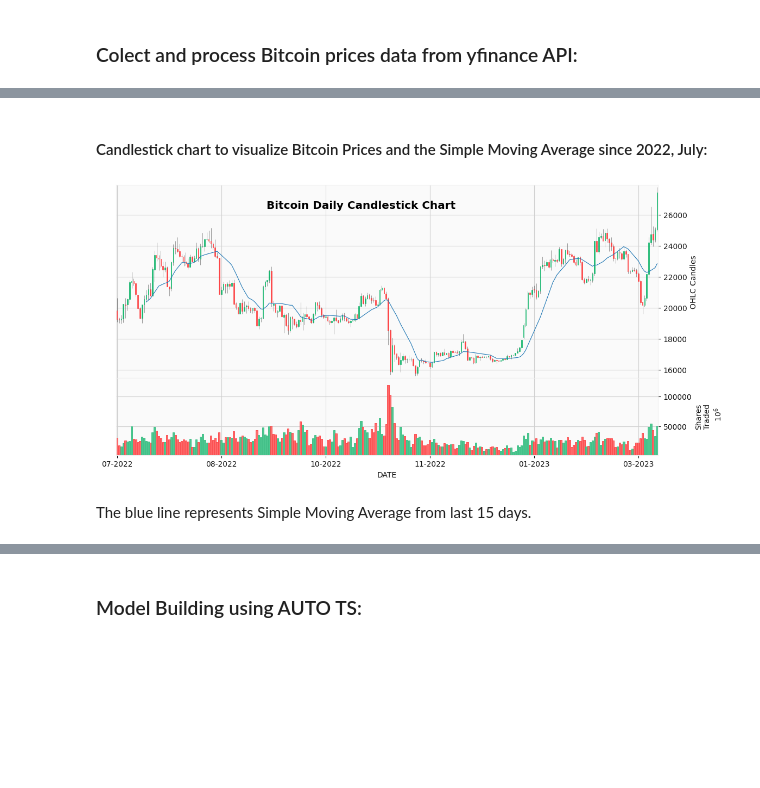
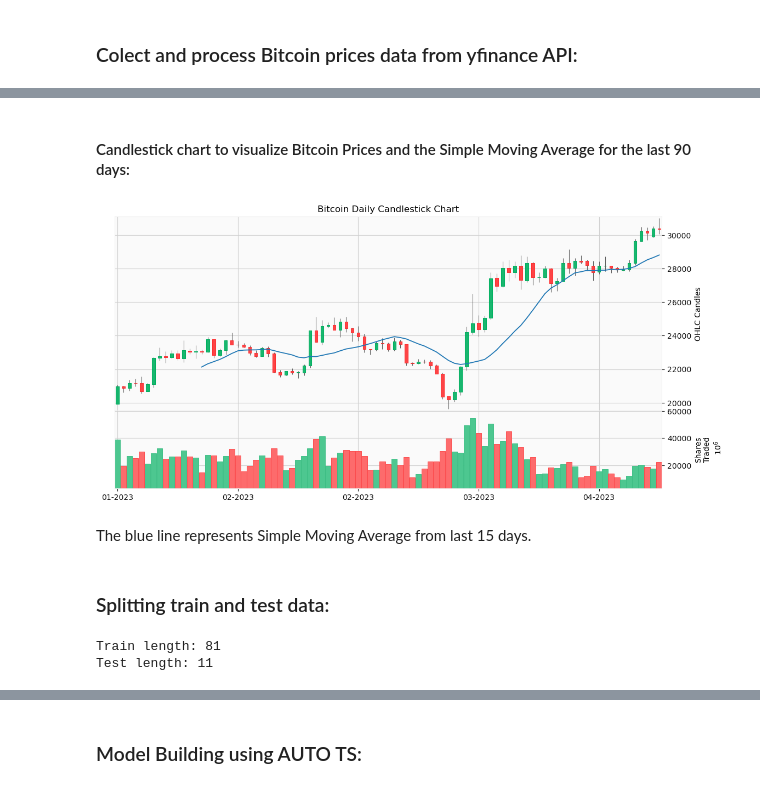
Before and after one commit to GiovannaBezerra/criptocurrency_price_prediction, a Jupyter notebook: cryptocurrency_price_prediction.ipynb, the cells around one changed output, grey strips where cells are left out. Cells and saved outputs as stored; diff of their text form; code cells hidden in the pictures; blank space fills up the shorter version.

```diff
--- a/cryptocurrency_price_prediction.ipynb
+++ b/cryptocurrency_price_prediction.ipynb
@@ -28,19 +31,24 @@ Data frame extraction from 2021-01-01 to 2023-03-22
 cryptocurrency_get_data successfully run
 # %% [markdown]
-#### Candlestick chart to visualize Bitcoin Prices and the Simple Moving Average since 2022, July:
+#### Candlestick chart to visualize Bitcoin Prices and the Simple Moving Average for the last 90 days:
+# %%
+# Setting date for 90 past days:
+today = date.today().isoformat()
+period = (date.today()-timedelta(days=90)).isoformat()
 # %%
 # Selecting and preparing data:
-df_chart1 = df_btc.set_index('date')
-df_chart1 = df_chart1.loc['2022-07-01':'2023-03-17',:]
+df_cdstk = df_btc.set_index('date')
+df_cdstk = df_cdstk.loc[period:today,:]
 
 # Creating Candlestick chart:
-mpf.plot(df_chart1, type='candle', mav=(15), volume=True, style='yahoo',
+mpf.plot(df_cdstk, type='candle', mav=(15), volume=True, style='yahoo',
          figratio=(20,10),datetime_format='%m-%Y',
-         xrotation=0,tight_layout=True,title='Bitcoin Daily Candlestick Chart',
+         xrotation=0,tight_layout=True,axtitle='Bitcoin Daily Candlestick Chart',
          ylabel='OHLC Candles',
-         ylabel_lower='Shares\nTraded',
-         xlabel='DATE')
+         ylabel_lower='Shares\nTraded')
 # %% [output]
-[figure, old version]
+[figure, new version]
 # %% [markdown]
 The blue line represents Simple Moving Average from last 15 days.
+# %% [markdown]
+### Splitting train and test data:
@@ -46,0 +58,13 @@ The blue line represents Simple Moving Average from last 15 days.
+# %%
+# Using ratio 90:10 to split test and train data. It means 90% of the data for training and 10% for test:
+count_lines = len(df.index)
+limit = int(count_lines*0.9)
+
+train = df.iloc[:limit]
+test = df.iloc[limit-1:]
+
+print("Train length: {}".format(train.shape[0]))
+print("Test length: {}".format(test.shape[0]))
+# %% [output]
+Train length: 81
+Test length: 11
```
Also changed, not shown: parts of 27 cells of this notebook.
